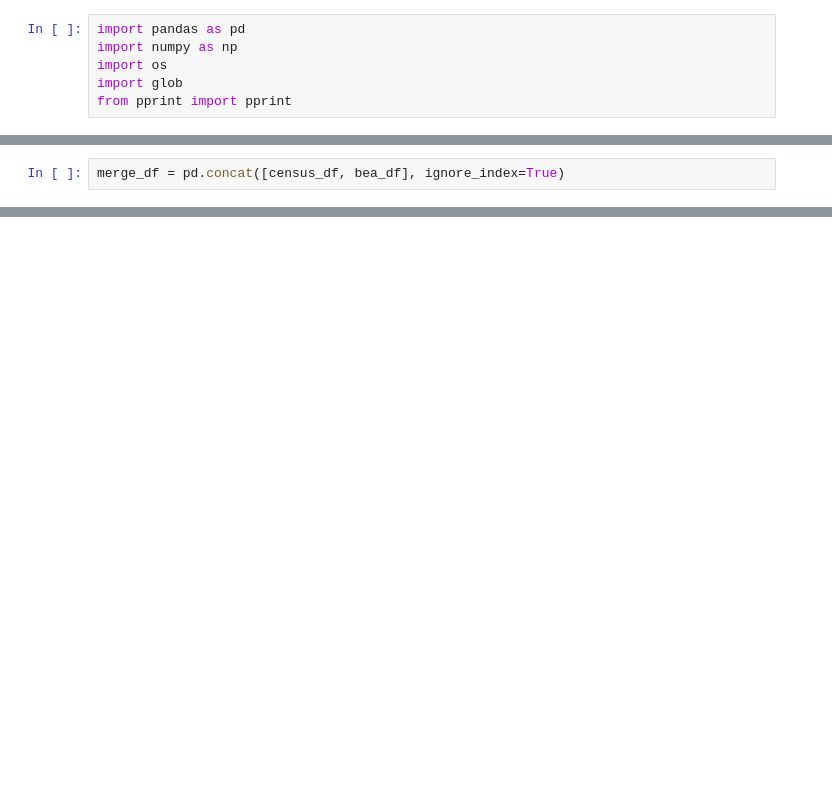
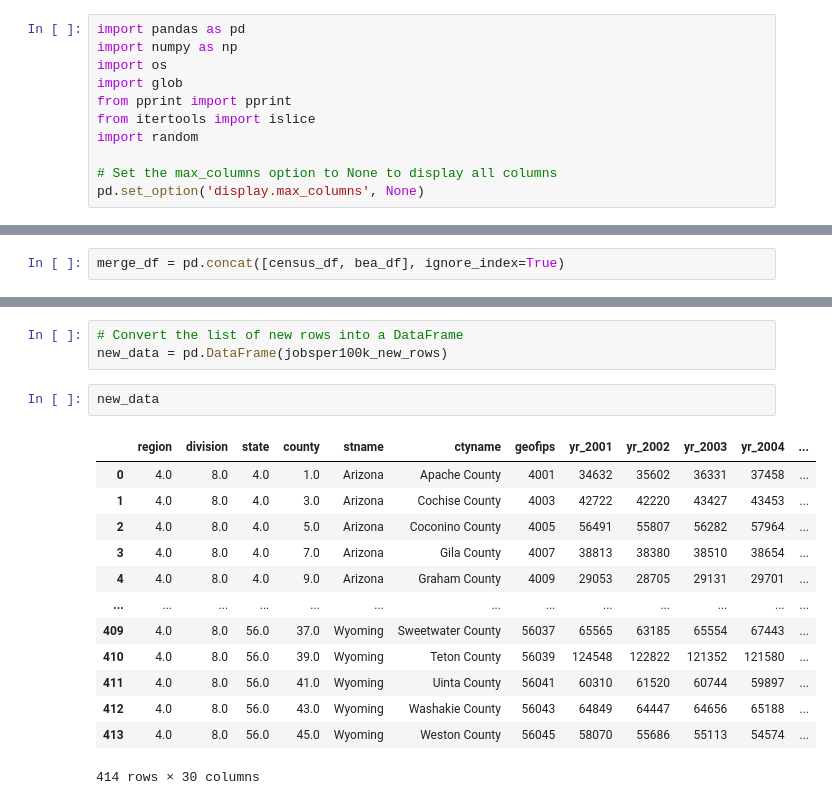
Before and after one commit to natebendermontana/western_protected_areas, a Jupyter notebook: 2_Combined-data-processing.ipynb, the cells around one changed output, grey strips where cells are left out. Drawn from its saved outputs; the diff is of its cells as text; blank space fills up the shorter version.

```diff
--- a/2_Combined-data-processing.ipynb
+++ b/2_Combined-data-processing.ipynb
@@ -4,6 +4,11 @@ import numpy as np
 import os
 import glob
 from pprint import pprint
+from itertools import islice
+import random
+
+# Set the max_columns option to None to display all columns
+pd.set_option('display.max_columns', None)
 # %%
 # List of state abbreviations
 state_abbreviations = ['AZ', 'CA', 'CO', 'ID', 'MT', 'NM', 'NV', 'OR', 'UT', 'WA', 'WY']
@@ -128,0 +87,19 @@ results = pd.concat([merge_df] + new_rows, ignore_index=True)
+# %%
+# Convert the list of new rows into a DataFrame
+new_data = pd.DataFrame(jobsper100k_new_rows)
+# %%
+new_data
+# %% [output]
+|  | region | division | state | county | stname | ctyname | geofips | yr_2001 | yr_2002 | yr_2003 | yr_2004 | ... |
+| 0 | 4.0 | 8.0 | 4.0 | 1.0 | Arizona | Apache County | 4001 | 34632 | 35602 | 36331 | 37458 | ... |
+| 1 | 4.0 | 8.0 | 4.0 | 3.0 | Arizona | Cochise County | 4003 | 42722 | 42220 | 43427 | 43453 | ... |
+| 2 | 4.0 | 8.0 | 4.0 | 5.0 | Arizona | Coconino County | 4005 | 56491 | 55807 | 56282 | 57964 | ... |
+| 3 | 4.0 | 8.0 | 4.0 | 7.0 | Arizona | Gila County | 4007 | 38813 | 38380 | 38510 | 38654 | ... |
+| 4 | 4.0 | 8.0 | 4.0 | 9.0 | Arizona | Graham County | 4009 | 29053 | 28705 | 29131 | 29701 | ... |
+| ... | ... | ... | ... | ... | ... | ... | ... | ... | ... | ... | ... | ... |
+| 409 | 4.0 | 8.0 | 56.0 | 37.0 | Wyoming | Sweetwater County | 56037 | 65565 | 63185 | 65554 | 67443 | ... |
+| 410 | 4.0 | 8.0 | 56.0 | 39.0 | Wyoming | Teton County | 56039 | 124548 | 122822 | 121352 | 121580 | ... |
+| 411 | 4.0 | 8.0 | 56.0 | 41.0 | Wyoming | Uinta County | 56041 | 60310 | 61520 | 60744 | 59897 | ... |
+| 412 | 4.0 | 8.0 | 56.0 | 43.0 | Wyoming | Washakie County | 56043 | 64849 | 64447 | 64656 | 65188 | ... |
+| 413 | 4.0 | 8.0 | 56.0 | 45.0 | Wyoming | Weston County | 56045 | 58070 | 55686 | 55113 | 54574 | ... |
+414 rows × 30 columns
```
Also changed, not shown: parts of 19 cells of this notebook.
